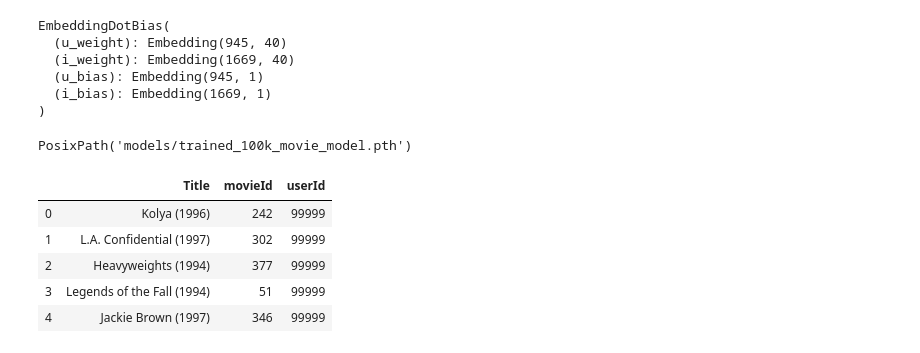
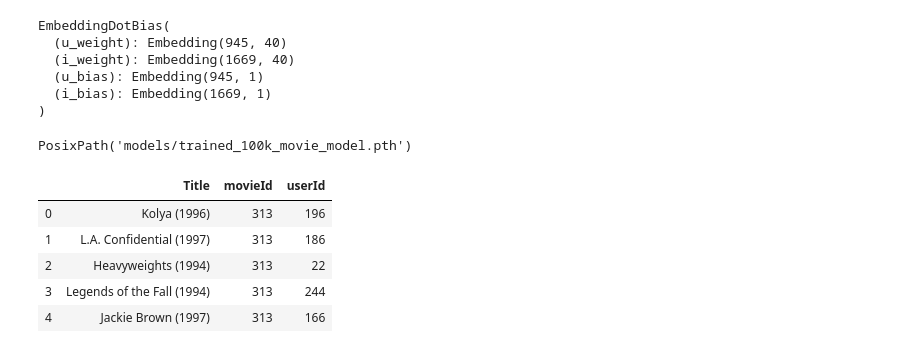
Before and after one commit to jaganlal/NCFMovie100k, a Jupyter notebook: NCFMovie100K.ipynb, the cells around one changed output. Saved outputs shown, nothing was run; the diff lists cells and outputs as text; code cells hidden in the pictures.

Commit message:
added logic to go by movieId instead of userId

```diff
--- a/NCFMovie100K.ipynb
+++ b/NCFMovie100K.ipynb
@@ -138,20 +142,24 @@ PosixPath('models/trained_100k_movie_model.pth')
 # %%
 # Logic from https://medium.com/@igorirailean/a-recommender-system-using-fastai-in-google-colab-110d363d422f
 # https://github.com/IRailean/RecommenderSystem/blob/master/MovieTweetingRecommender.ipynb
 rows = []
 movies = list(rating_movie.drop_duplicates(subset='movieId', keep='first').movieId)
+users = list(rating_movie.drop_duplicates(subset='movieId', keep='first').userId)
 titles = list(rating_movie.drop_duplicates(subset='movieId', keep='first').title)
+
+movieIdToTest = 313 # Movie is Toy Story (1995)
+
 for i in range(len(movies)):
-  rows.append( dict({'Title': titles[i], 'movieId' : movies[i], 'userId' : 99999}))
+  rows.append( dict({'Title': titles[i], 'movieId' : movieIdToTest, 'userId' : users[i]}))
 test_data = pd.DataFrame(rows)
 test_data.head()
 # %% [output]
 |  | Title | movieId | userId |
-| 0 | Kolya (1996) | 242 | 99999 |
-| 1 | L.A. Confidential (1997) | 302 | 99999 |
-| 2 | Heavyweights (1994) | 377 | 99999 |
-| 3 | Legends of the Fall (1994) | 51 | 99999 |
-| 4 | Jackie Brown (1997) | 346 | 99999 |
+| 0 | Kolya (1996) | 313 | 196 |
+| 1 | L.A. Confidential (1997) | 313 | 186 |
+| 2 | Heavyweights (1994) | 313 | 22 |
+| 3 | Legends of the Fall (1994) | 313 | 244 |
+| 4 | Jackie Brown (1997) | 313 | 166 |
 # %%
 # Load your model
 data_collab_newuser = CollabDataBunch.from_df(rating_movie, test=test_data, seed=42, valid_pct=0.1)
```
Also changed, not shown: parts of 3 cells of this notebook.
